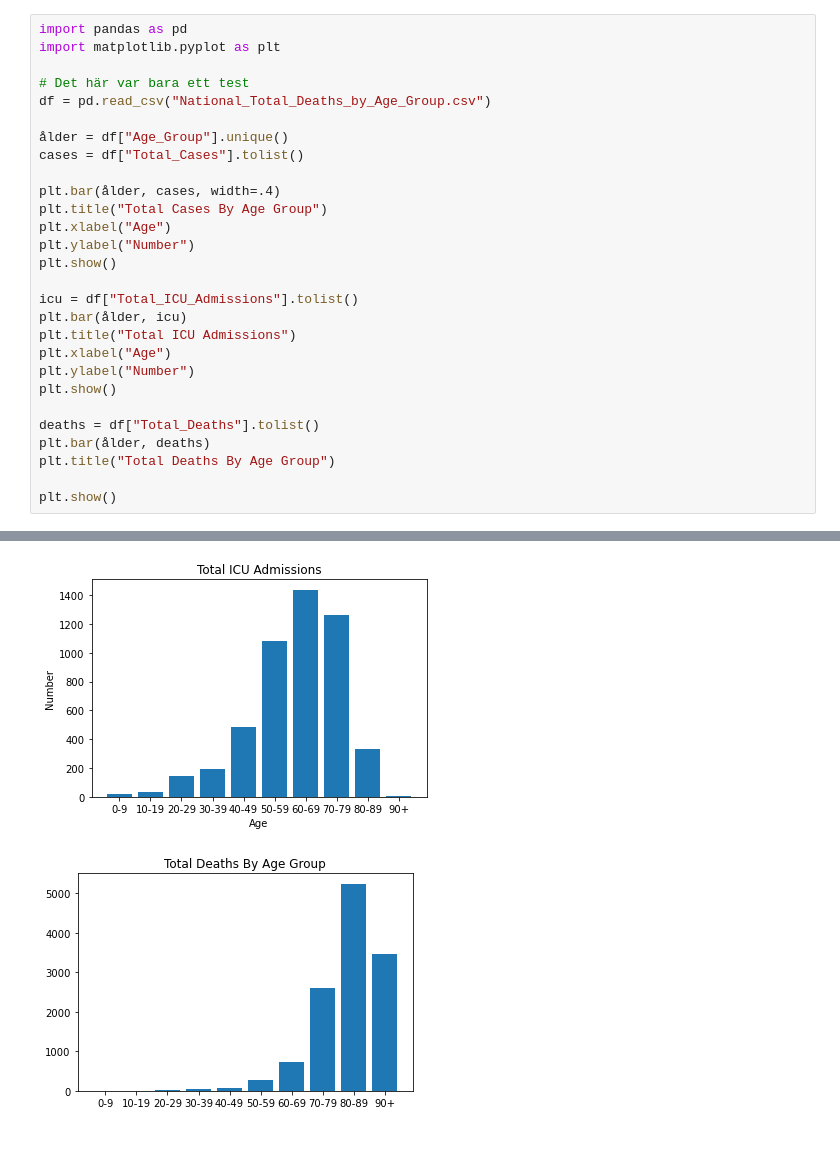
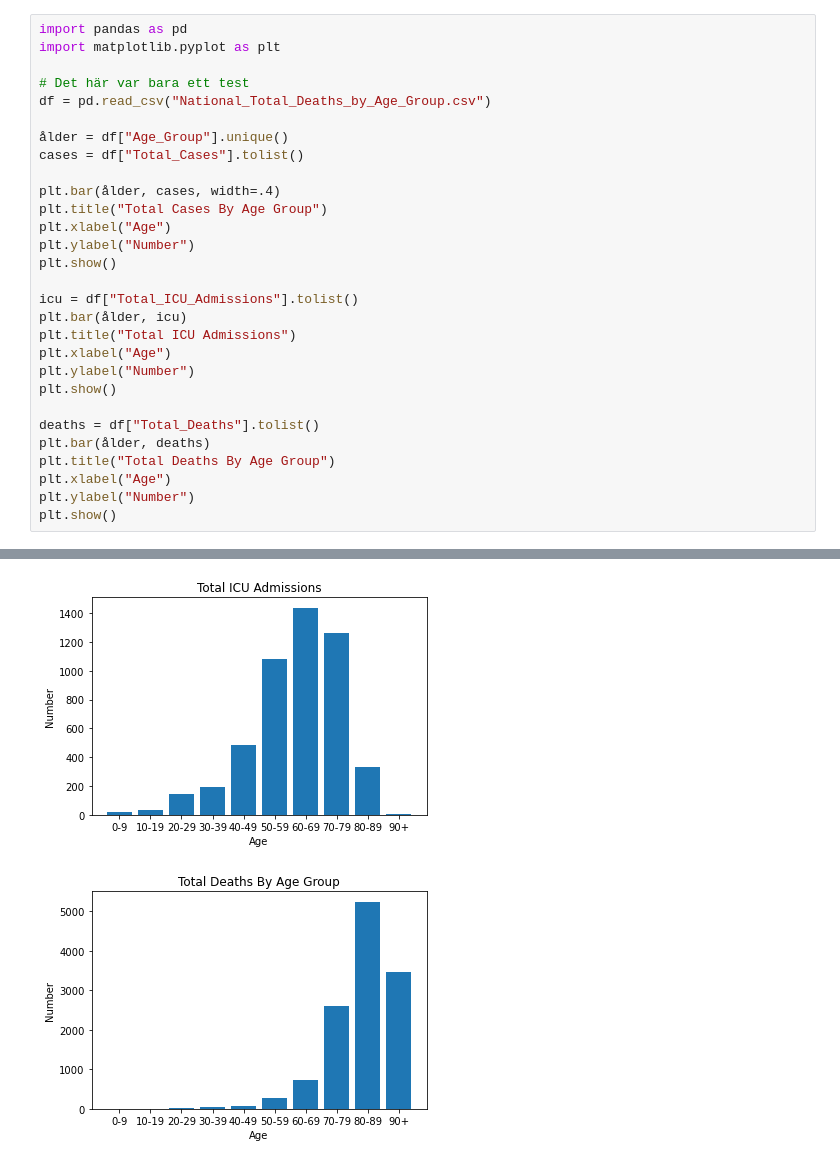
Before and after one commit to laullopes/Lauanda_Lopes_TE19C, a Jupyter notebook: Dataanalysprojekt/Data/National.ipynb, the cells around one changed output, grey strips where cells are left out. Saved outputs shown, nothing was run; the diff lists cells and outputs as text.

```diff
--- a/Dataanalysprojekt/Data/National.ipynb
+++ b/Dataanalysprojekt/Data/National.ipynb
@@ -24,6 +24,7 @@ plt.show()
 deaths = df["Total_Deaths"].tolist()
 plt.bar(ålder, deaths)
 plt.title("Total Deaths By Age Group")
-
+plt.xlabel("Age")
+plt.ylabel("Number")
 plt.show()
 # %% [output]
@@ -31,5 +32,5 @@ plt.show()
 [figure]
-[figure, old version]
+[figure, new version]
 # %%
 import pandas as pd
 import plotly.graph_objects as go
```
Also changed, not shown: parts of 3 cells of this notebook, 1 other file.
